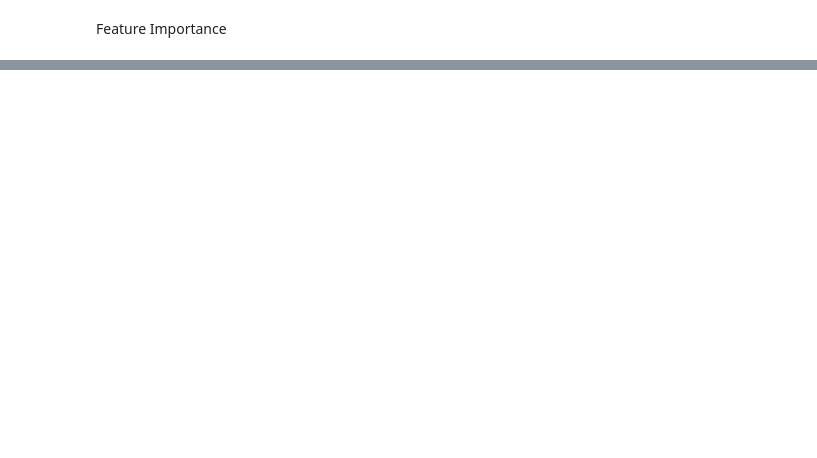
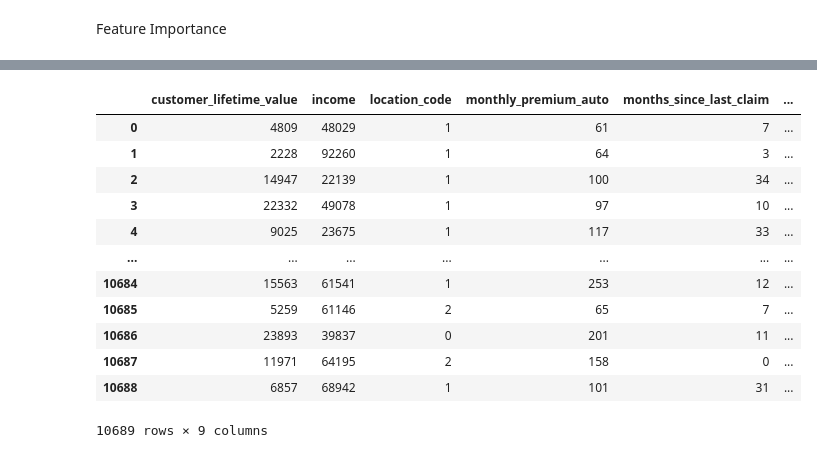
Before and after one commit to ArinaNihon/IRONARINA_LABS, a Jupyter notebook: PYTHON/Linear_Regression/Linear_Regression_Model_validation.ipynb, the cells around one changed output, grey strips where cells are left out. Cells and saved outputs as stored; diff of their text form; code cells hidden in the pictures; blank space fills up the shorter version.

```diff
--- a/PYTHON/Linear_Regression/Linear_Regression_Model_validation.ipynb
+++ b/PYTHON/Linear_Regression/Linear_Regression_Model_validation.ipynb
@@ -407,0 +439,17 @@ plt.show()
+# %%
+numerical = cars_df.select_dtypes(include=np.number)
+numerical
+# %% [output]
+|  | customer_lifetime_value | income | location_code | monthly_premium_auto | months_since_last_claim | ... |
+| 0 | 4809 | 48029 | 1 | 61 | 7 | ... |
+| 1 | 2228 | 92260 | 1 | 64 | 3 | ... |
+| 2 | 14947 | 22139 | 1 | 100 | 34 | ... |
+| 3 | 22332 | 49078 | 1 | 97 | 10 | ... |
+| 4 | 9025 | 23675 | 1 | 117 | 33 | ... |
+| ... | ... | ... | ... | ... | ... | ... |
+| 10684 | 15563 | 61541 | 1 | 253 | 12 | ... |
+| 10685 | 5259 | 61146 | 2 | 65 | 7 | ... |
+| 10686 | 23893 | 39837 | 0 | 201 | 11 | ... |
+| 10687 | 11971 | 64195 | 2 | 158 | 0 | ... |
+| 10688 | 6857 | 68942 | 1 | 101 | 31 | ... |
+10689 rows × 9 columns
```
Also changed, not shown: parts of 23 cells of this notebook, 1 other file.
